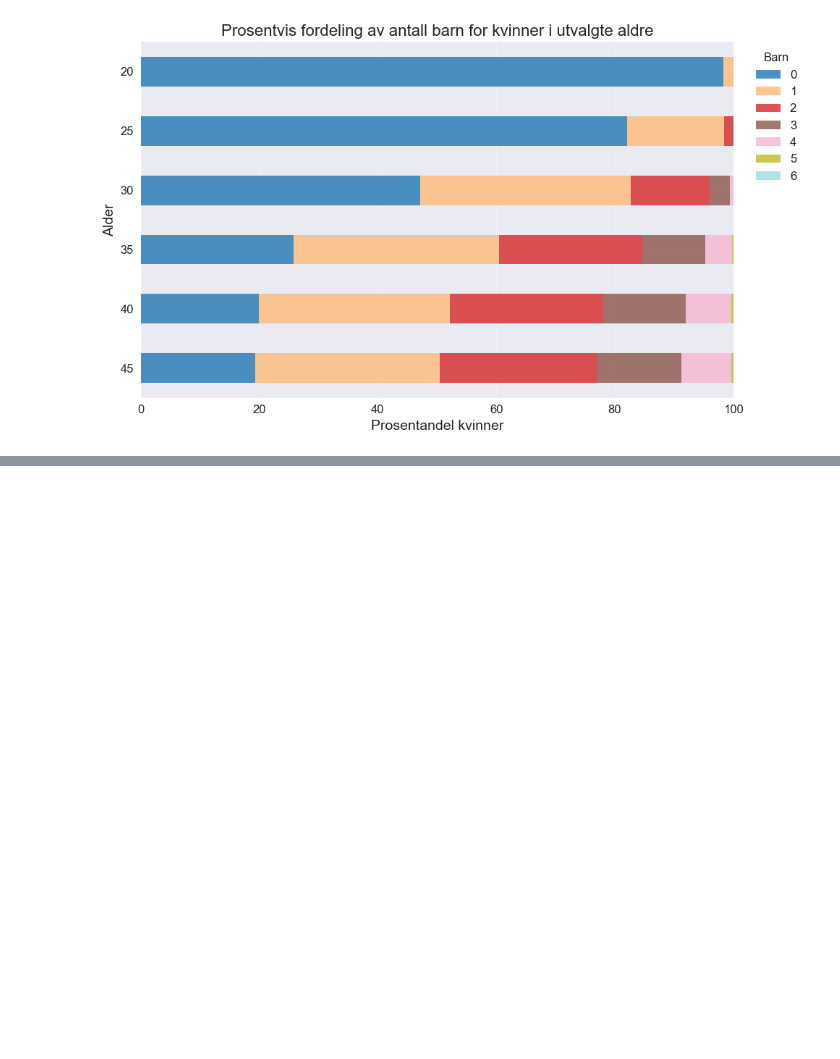
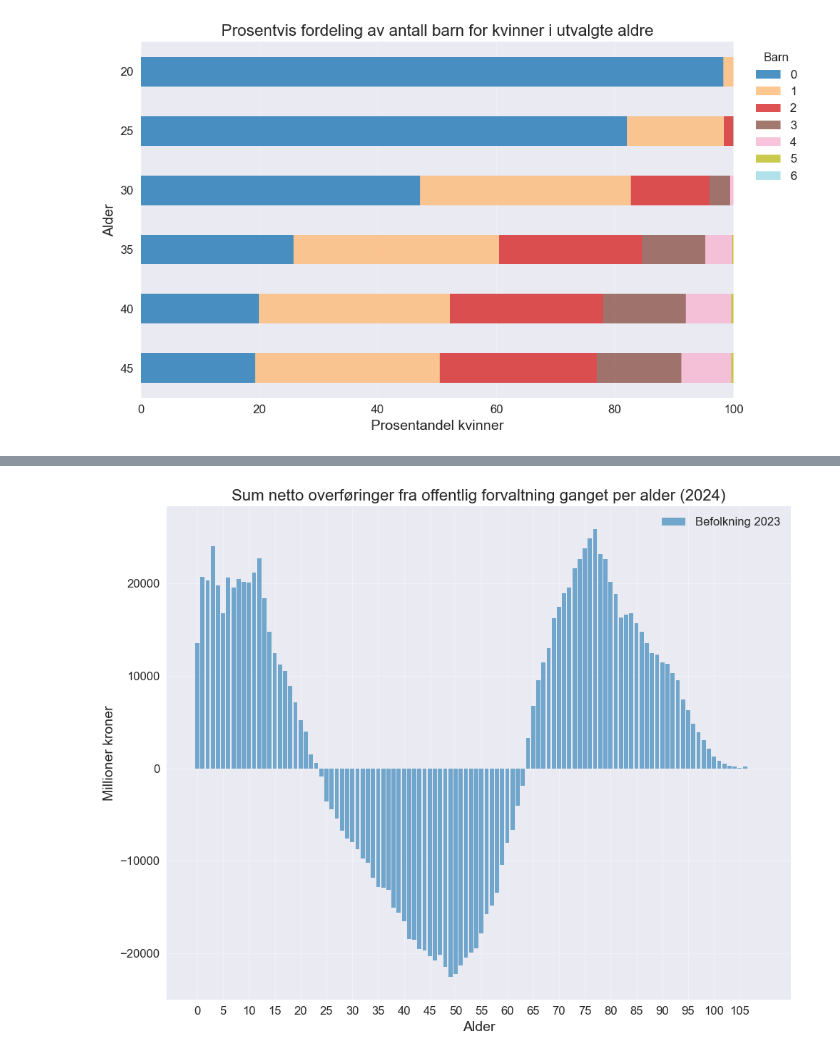
Before and after one commit to johnoskarskjeldrum/population-project-model, a Jupyter notebook: Befolkningsfremskrivning_plots_for_article.ipynb, the cells around one changed output, grey strips where cells are left out. Drawn from its saved outputs; the diff is of its cells as text; code cells hidden in the pictures; blank space fills up the shorter version.

```diff
--- a/Befolkningsfremskrivning_plots_for_article.ipynb
+++ b/Befolkningsfremskrivning_plots_for_article.ipynb
@@ -565,3 +577,11 @@ ax.legend(title="Barn", bbox_to_anchor=(1.02, 1), loc="upper left")
 plt.tight_layout()
 # %% [output]
 [figure]
+# %%
+# netto overføring
+netto_overforing = pd.read_csv("data/netto_overføring_2024.csv", delimiter=";")
+netto_overforing
+netto_overforing = netto_overforing.iloc[:, 0:2]
+netto_overforing
+netto_overforing.columns = ["alder", "netto_overforing"]
+netto_overforing
@@ -567,0 +618,2 @@ plt.tight_layout()
+# %%
+pop_total_m_overforing = pop_total.merge(netto_overforing, on="alder")
@@ -567,0 +636,10 @@ plt.tight_layout()
+# %%
+pop_total_m_overforing["netto_overforing_2023_millioner"] = (
+    (pop_total_m_overforing["pop_2023"] * pop_total_m_overforing["netto_overforing"])
+    /1e3
+)
+
+pop_total_m_overforing["netto_overforing_2055_millioner"] = (
+    (pop_total_m_overforing["pop_2055"] * pop_total_m_overforing["netto_overforing"])
+    /1e3
+)
@@ -567,0 +648,22 @@ plt.tight_layout()
+# %%
+
+# Plotting
+fig, ax = plt.subplots(figsize=(10, 8))
+
+
+ax.bar(pop_total_m_overforing.index, pop_total_m_overforing[f"netto_overforing_2023_millioner"], color=colors_tfr[0], alpha=0.6, label='Befolkning 2023')
+
+
+
+ax.set_ylabel('Millioner kroner')
+ax.set_xlabel('Alder')
+ax.set_title('Sum netto overføringer fra offentlig forvaltning ganget per alder (2024)')
+ax.legend()
+
+# Customizing the x-axis
+ax.set_xticks(range(0, len(pop_total_m_overforing.index), 5))
+ax.set_xticklabels(range(0, len(pop_total_m_overforing.index), 5))
+
+plt.tight_layout()
+# %% [output]
+[figure, added]
```
Also changed, not shown: parts of 25 cells of this notebook, 12 other files.
